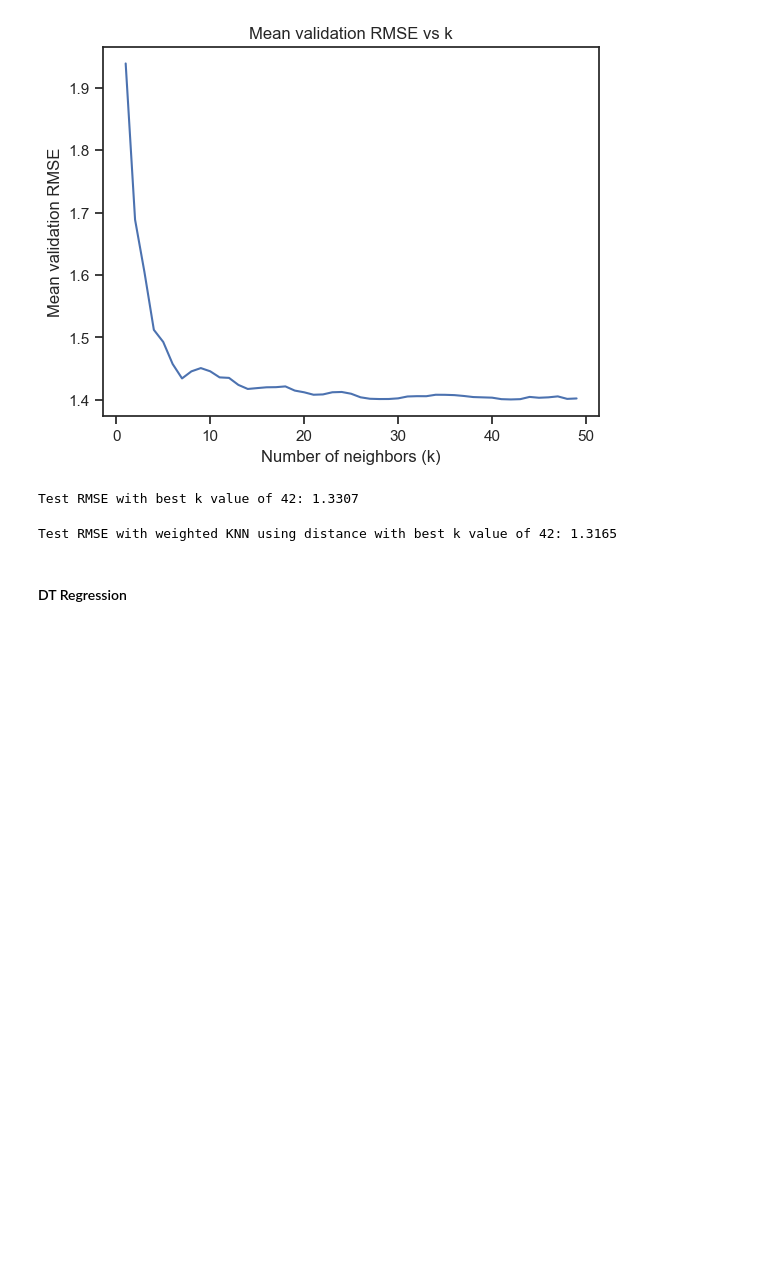
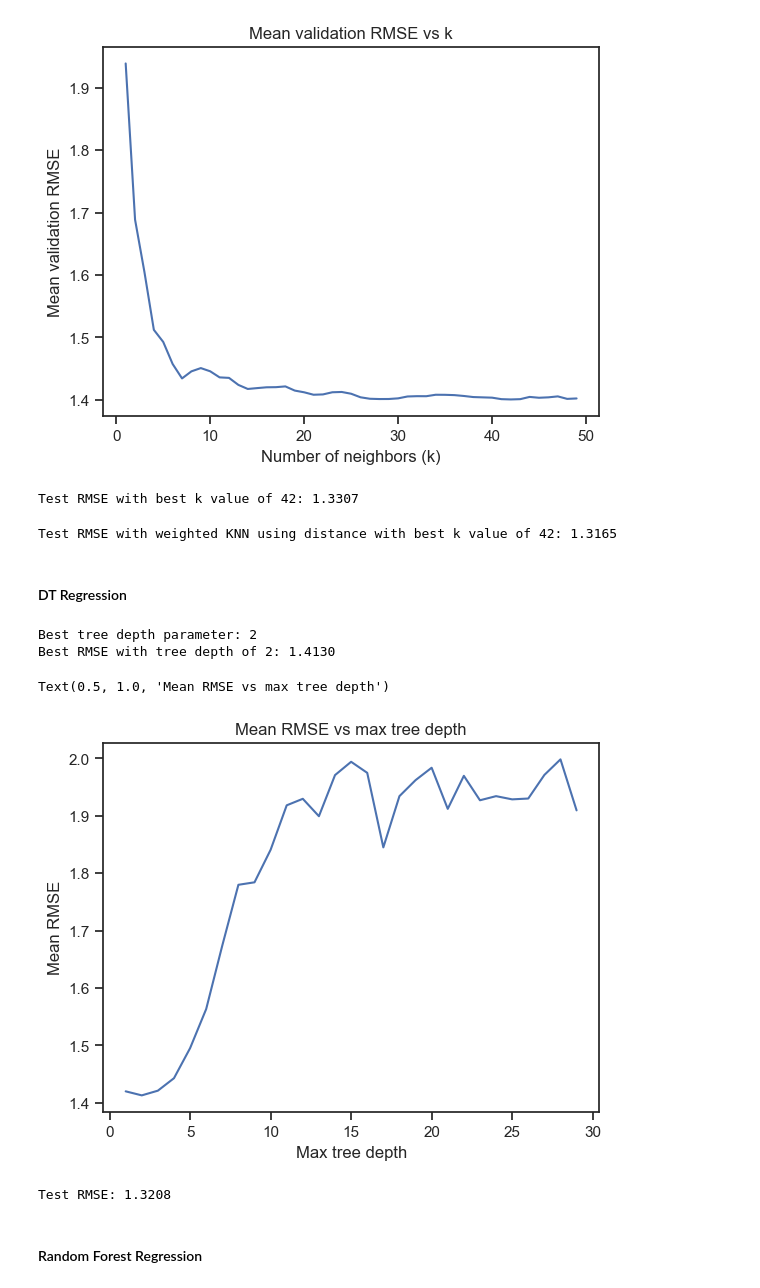
Before and after one commit to sngamos/UWaterloo_Winter, a Jupyter notebook: ECE457B-Machine-Learning/Assignments/Assignment2/submission/A2_code.ipynb, the cells around one changed output. Saved outputs shown, nothing was run; the diff lists cells and outputs as text; code cells hidden in the pictures; blank space fills up the shorter version.

```diff
--- a/ECE457B-Machine-Learning/Assignments/Assignment2/submission/A2_code.ipynb
+++ b/ECE457B-Machine-Learning/Assignments/Assignment2/submission/A2_code.ipynb
@@ -885,3 +892,33 @@ forest_fires_grid_search = GridSearchCV(decision_tree, param_grid, cv=cross_val,
 forest_fires_grid_search.fit(forest_fires_X_train, forest_fires_y_train)
 
 ## Best max_depth parameter
+best_forest_fires_depth_decisiontree = forest_fires_grid_search.best_params_['max_depth']
+best_forest_fires_rmse_dt = -forest_fires_grid_search.best_score_
+print(f'Best tree depth parameter: {best_forest_fires_depth_decisiontree}')
+print(f'Best RMSE with tree depth of {best_forest_fires_depth_decisiontree}: {best_forest_fires_rmse_dt:.4f}')
+# %% [output]
+Best tree depth parameter: 2
+Best RMSE with tree depth of 2: 1.4130
+# %%
+max_depths = range(1, 30)
+forest_fires_mean_rmse = -forest_fires_grid_search.cv_results_['mean_test_score']
+
+plt.plot(max_depths, forest_fires_mean_rmse)
+plt.xlabel('Max tree depth')
+plt.ylabel('Mean RMSE')
+plt.title('Mean RMSE vs max tree depth')
+# %% [output]
+Text(0.5, 1.0, 'Mean RMSE vs max tree depth')
+[figure, added]
+# %%
+# using best max_depth parameter to retrain the DT model
+forest_fires_final_tree = DecisionTreeRegressor(max_depth=best_forest_fires_depth_decisiontree)
+forest_fires_final_tree.fit(forest_fires_X_train, forest_fires_y_train)
+
+forest_fires_y_pred = forest_fires_final_tree.predict(forest_fires_X_test)
+forest_fires_test_decision_rmse = np.sqrt(mean_squared_error(forest_fires_y_test, forest_fires_y_pred))
+print(f'Test RMSE: {forest_fires_test_decision_rmse:.4f}')
+# %% [output]
+Test RMSE: 1.3208
+# %% [markdown]
+#### Random Forest Regression
```
Also changed, not shown: parts of 11 cells of this notebook.
